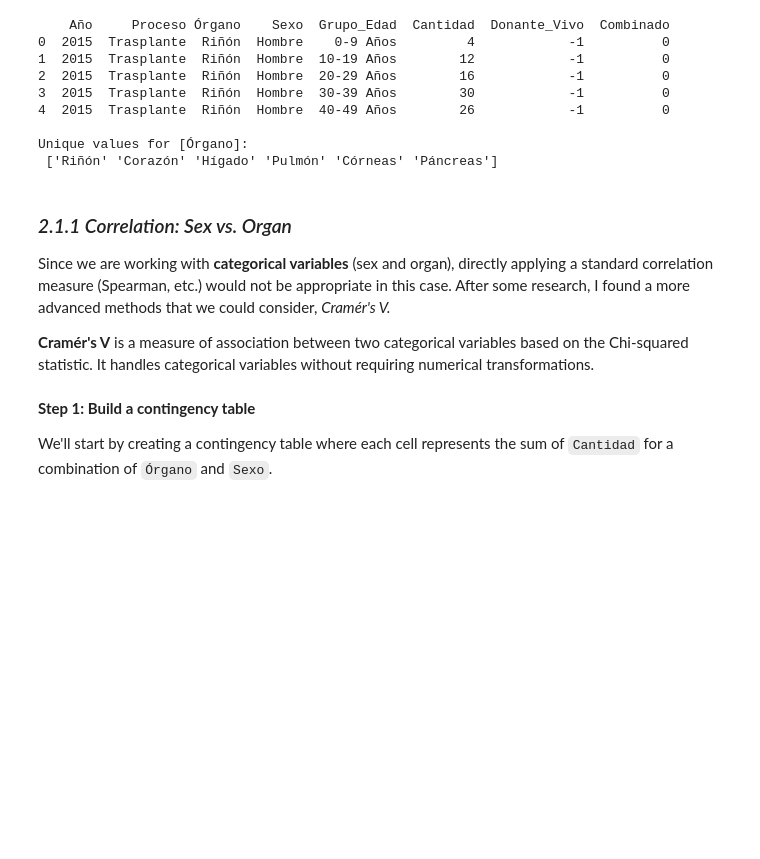
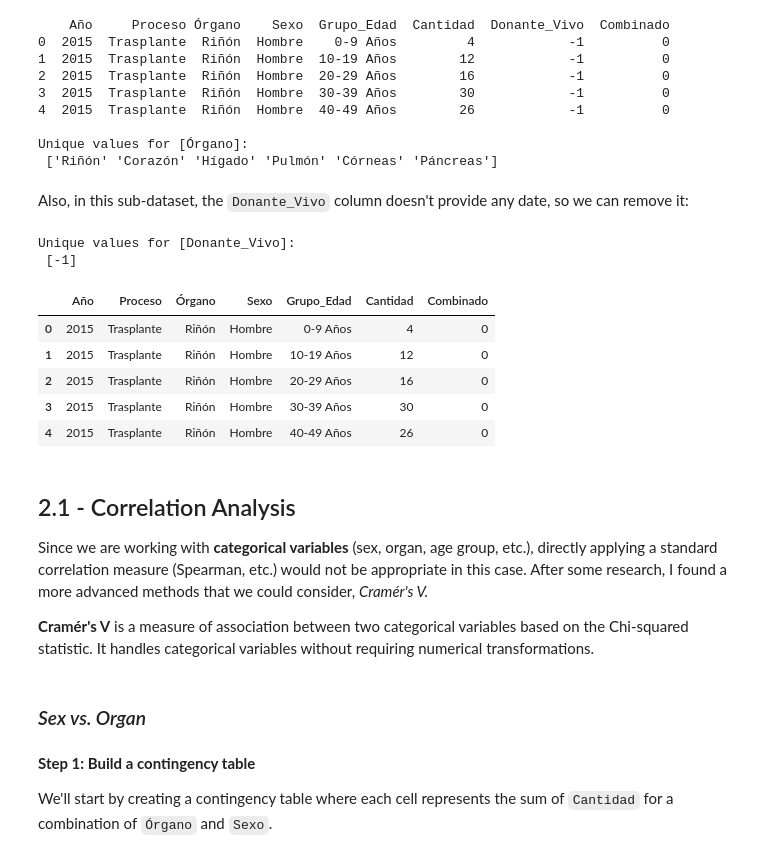
Before and after one commit to jalarconb/DataScience2024II, a Jupyter notebook: DSProject.ipynb, the cells around one changed output. Drawn from its saved outputs; the diff is of its cells as text; code cells hidden in the pictures; blank space fills up the shorter version.

```diff
--- a/DSProject.ipynb
+++ b/DSProject.ipynb
@@ -339,12 +320,31 @@ print("\nUnique values for [Órgano]:\n",df_trasplantes['Órgano'].unique())
 
 Unique values for [Órgano]:
  ['Riñón' 'Corazón' 'Hígado' 'Pulmón' 'Córneas' 'Páncreas']
+# %% [markdown]
+Also, in this sub-dataset, the `Donante_Vivo` column doesn't provide any date, so we can remove it:
+# %%
+print("\nUnique values for [Donante_Vivo]:\n",df_trasplantes['Donante_Vivo'].unique())
+# %% [output]
+Unique values for [Donante_Vivo]:
+ [-1]
+# %%
+df_trasplantes.drop(columns=['Donante_Vivo'], inplace=True)
+df_trasplantes.head()
+# %% [output]
+|  | Año | Proceso | Órgano | Sexo | Grupo_Edad | Cantidad | Combinado |
+| 0 | 2015 | Trasplante | Riñón | Hombre | 0-9 Años | 4 | 0 |
+| 1 | 2015 | Trasplante | Riñón | Hombre | 10-19 Años | 12 | 0 |
+| 2 | 2015 | Trasplante | Riñón | Hombre | 20-29 Años | 16 | 0 |
+| 3 | 2015 | Trasplante | Riñón | Hombre | 30-39 Años | 30 | 0 |
+| 4 | 2015 | Trasplante | Riñón | Hombre | 40-49 Años | 26 | 0 |
 # %% [markdown]
-### _2.1.1 Correlation: Sex vs. Organ_
+## 2.1 - Correlation Analysis
 
-Since we are working with **categorical variables** (sex and organ), directly applying a standard correlation measure (Spearman, etc.) would not be appropriate in this case. After some research, I found a more advanced methods that we could consider, *Cramér's V.*
+Since we are working with **categorical variables** (sex, organ, age group, etc.), directly applying a standard correlation measure (Spearman, etc.) would not be appropriate in this case. After some research, I found a more advanced methods that we could consider, *Cramér's V.*
 
 **Cramér's V** is a measure of association between two categorical variables based on the Chi-squared statistic. It handles categorical variables without requiring numerical transformations.
+# %% [markdown]
+### _Sex vs. Organ_
 # %% [markdown]
 **Step 1: Build a contingency table**
 
```
Also changed, not shown: parts of 43 cells of this notebook.
